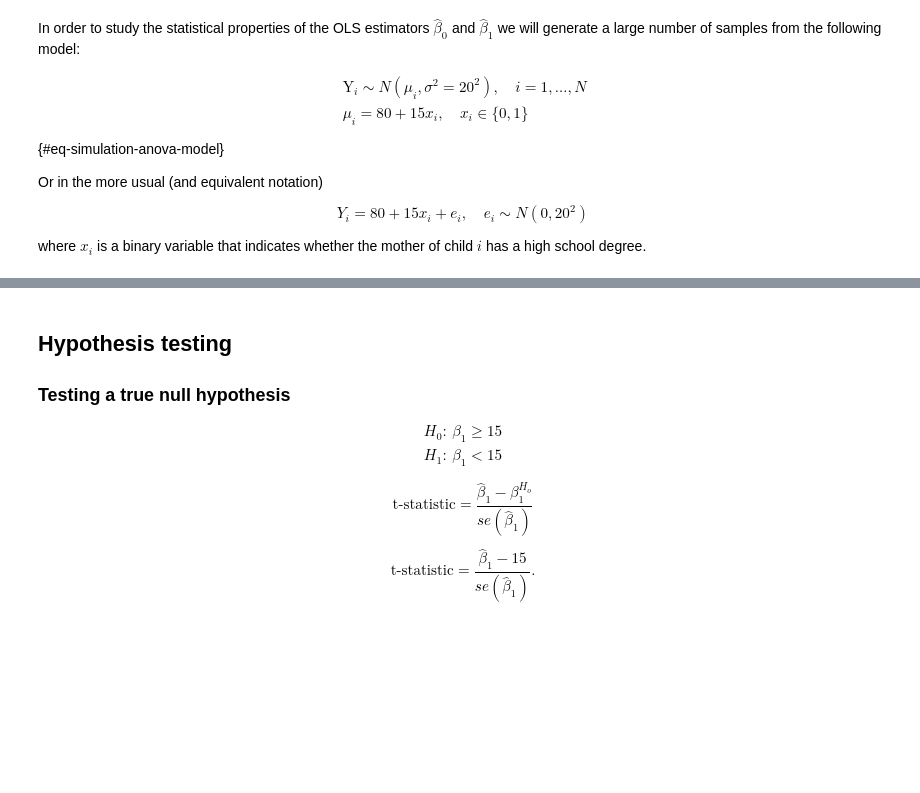
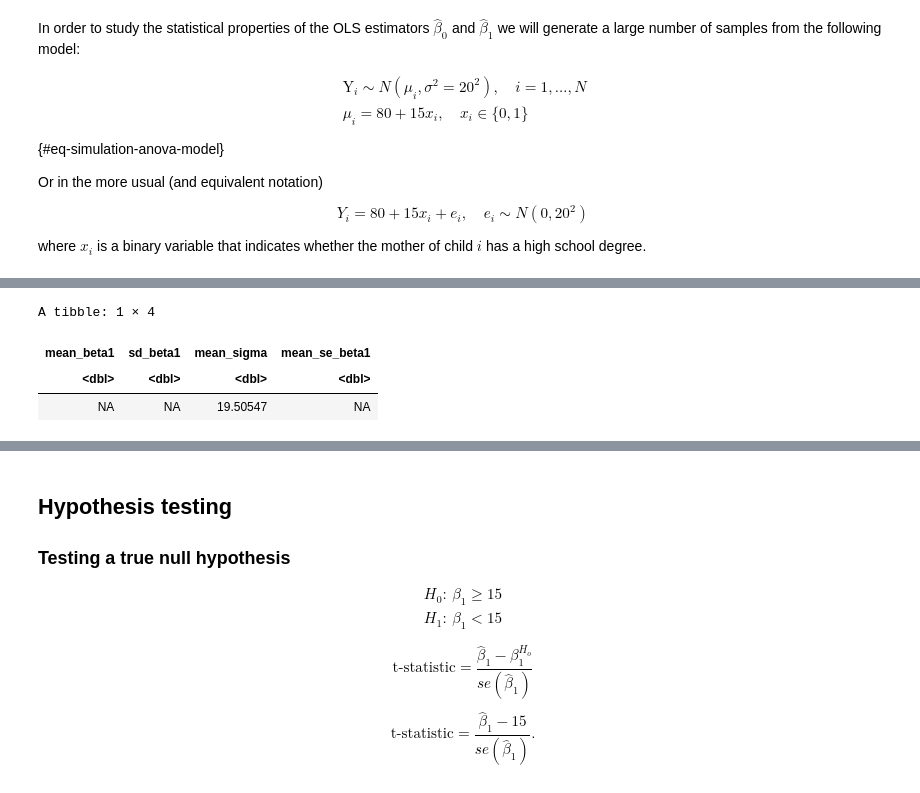
Before and after one commit to febse/econ2026, a Jupyter notebook: 07-Simulation-Tests-Ex.ipynb, the cells around one changed output, grey strips where cells are left out. Saved outputs shown, nothing was run; the diff lists cells and outputs as text; code cells hidden in the pictures; blank space fills up the shorter version.

```diff
--- a/07-Simulation-Tests-Ex.ipynb
+++ b/07-Simulation-Tests-Ex.ipynb
@@ -123,8 +134,38 @@ pop %>%
+# %%
+sim <- pop |>
+  slice_sample(n = n * R, replace = TRUE) |>
+  mutate(
+    # We will add a column to identify the sample number
+    sample_id = rep(1:R, each = n)
+  )
+
+sim_coeffs <- sim |>
+  group_by(sample_id) |>
+  ## The tidy function reformats the output of lm so that it can fit in a data frame
+  group_map(function(d, id) {
+     fit <- lm(kid_score ~ 1 + mom_hs, data = d)
+     out <- fit |> tidy()
+     fit_summary <- fit |> summary()
+     out["r_squared"] <- fit_summary$r.squared
+     # out["dof"] <- fit_summary$
+     out["sigma"] <- fit_summary$sigma
+     out["sample_id"] <- id
+     out
+  }) |>
+  bind_rows()
+
+## Creates a separate table with the coefficients for mom_hs
+sim_slopes <- sim_coeffs |> filter(term == "mom_hs")
 # %%
-sim_slopes %>%
+sim_slopes |>
   summarize(
     mean_beta1 = mean(estimate),
     sd_beta1 = sd(estimate),
     mean_sigma = mean(sigma),
     mean_se_beta1 = mean(std.error)
   )
+# %% [output]
+A tibble: 1 × 4
+| mean_beta1 | sd_beta1 | mean_sigma | mean_se_beta1 |
+| <dbl> | <dbl> | <dbl> | <dbl> |
+| NA | NA | 19.50547 | NA |
```
Also changed, not shown: parts of 24 cells of this notebook, 2 other files.
